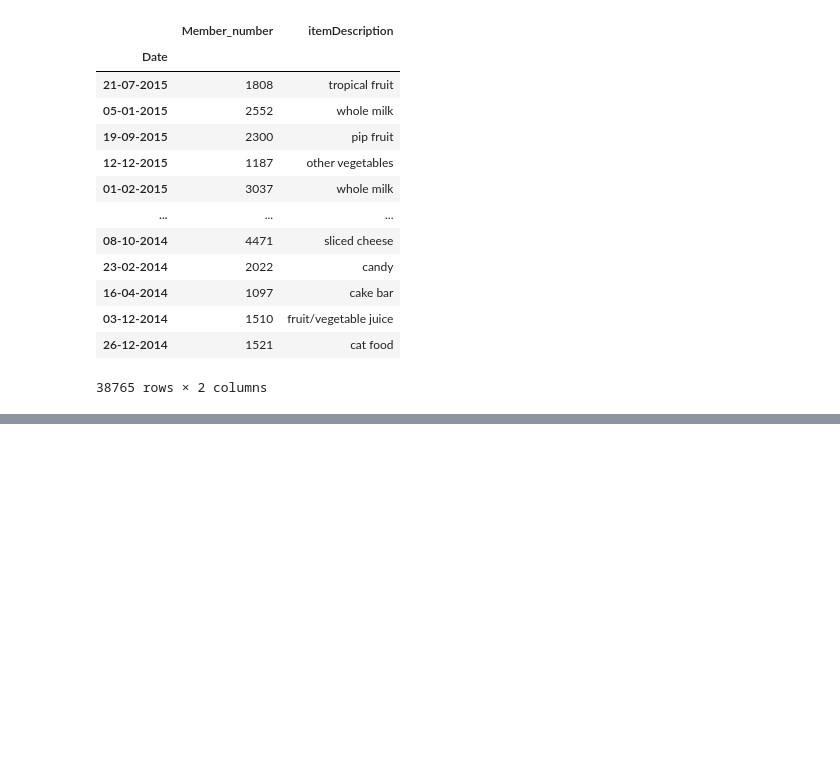
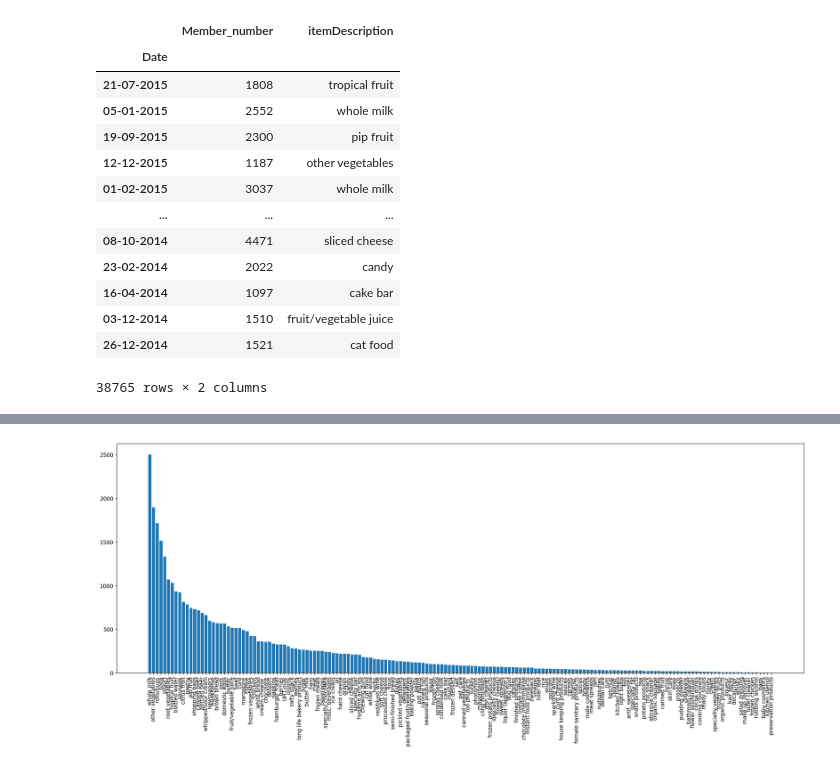
Before and after one commit to TomasRacil/DataMining, a Jupyter notebook: Association/association2.ipynb, the cells around one changed output, grey strips where cells are left out. Cells and saved outputs as stored; diff of their text form; code cells hidden in the pictures; blank space fills up the shorter version.

```diff
--- a/Association/association2.ipynb
+++ b/Association/association2.ipynb
@@ -63,0 +85,11 @@ array(['Instant food products', 'UHT-milk', 'abrasive cleaner',
+# %%
+import matplotlib.pyplot as plt
+fig = plt.figure(figsize=(18, 6),dpi=160)
+ax = fig.add_axes([0,0,1,1])
+items = df['itemDescription'].value_counts().keys()
+count = df['itemDescription'].value_counts()
+ax.bar(items,count)
+plt.xticks(rotation='vertical')
+plt.show()
+# %% [output]
+[figure, added]
```
Also changed, not shown: parts of 18 cells of this notebook, 2 other files.
